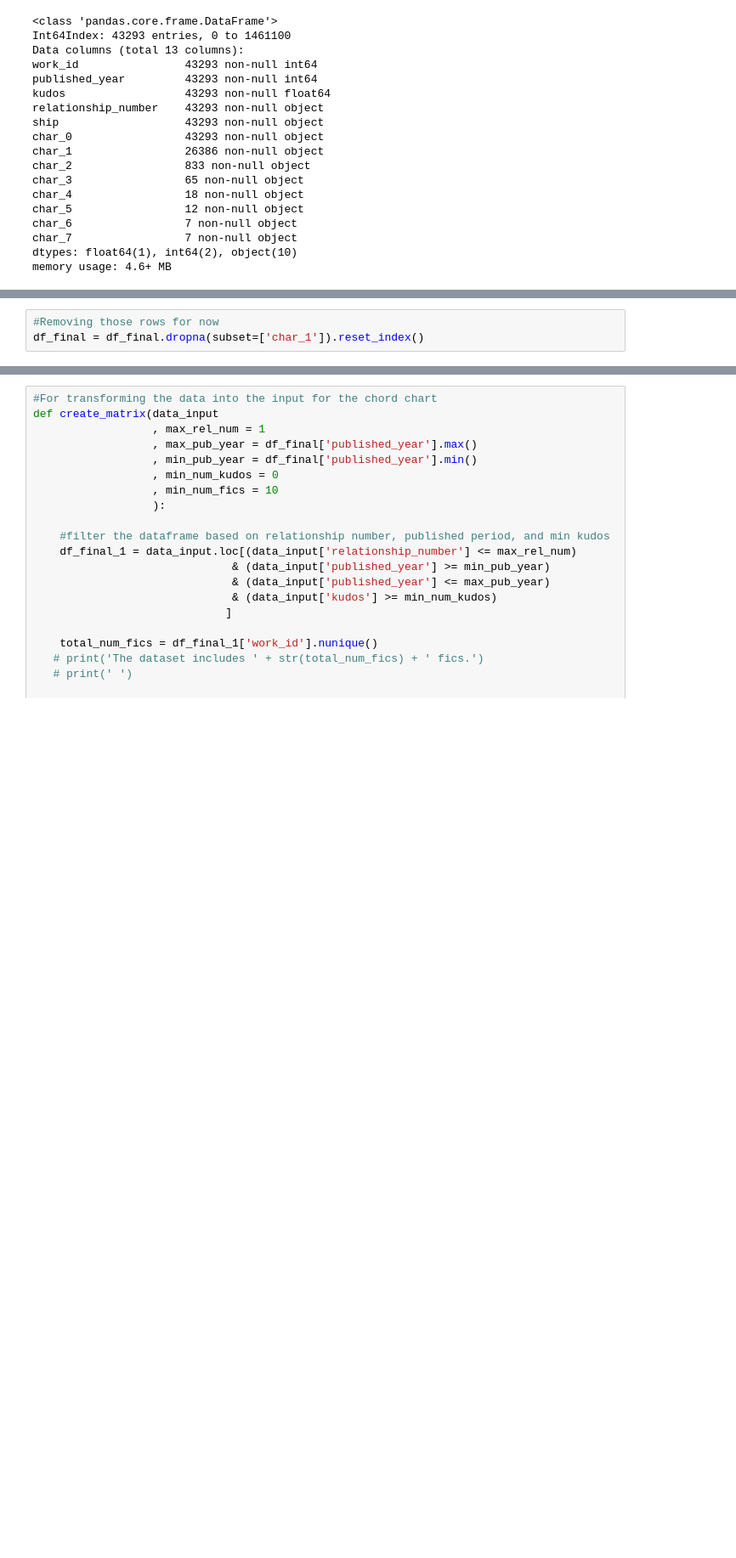
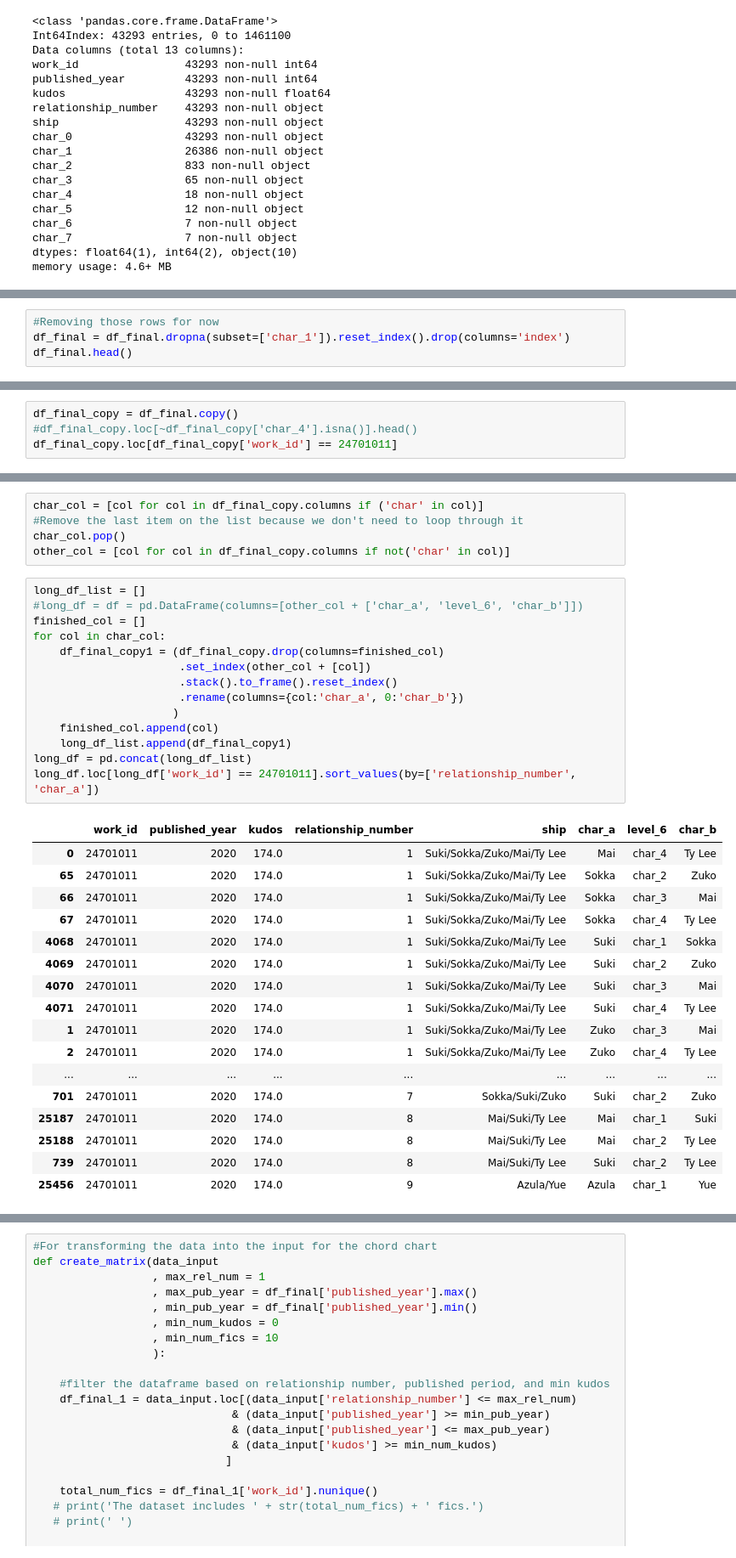
Before and after one commit to pharsaliam/ao3-vizzes, a Jupyter notebook: ATLA/ATLA_Chord_1205_v8.ipynb, the cells around one changed output, grey strips where cells are left out. Shown at 85% size. Cells and saved outputs as stored; diff of their text form; blank space fills up the shorter version.

```diff
--- a/ATLA/ATLA_Chord_1205_v8.ipynb
+++ b/ATLA/ATLA_Chord_1205_v8.ipynb
@@ -320,4 +320,5 @@ df_final.loc[df_final['char_1'].isna()].head()
 | 18 | 27616522 | 2020 | 5.0 | 1 | Zuko | Zuko | None | None | None | ... |
 # %%
 #Removing those rows for now
-df_final = df_final.dropna(subset=['char_1']).reset_index()
+df_final = df_final.dropna(subset=['char_1']).reset_index().drop(columns='index')
+df_final.head()
@@ -345,0 +332,4 @@ memory usage: 2.8+ MB
+# %%
+df_final_copy = df_final.copy()
+#df_final_copy.loc[~df_final_copy['char_4'].isna()].head()
+df_final_copy.loc[df_final_copy['work_id'] == 24701011]
@@ -345,0 +347,37 @@ memory usage: 2.8+ MB
+# %%
+char_col = [col for col in df_final_copy.columns if ('char' in col)]
+#Remove the last item on the list because we don't need to loop through it
+char_col.pop()
+other_col = [col for col in df_final_copy.columns if not('char' in col)]
+# %%
+long_df_list = []
+#long_df = df = pd.DataFrame(columns=[other_col + ['char_a', 'level_6', 'char_b']])
+finished_col = []
+for col in char_col:
+    df_final_copy1 = (df_final_copy.drop(columns=finished_col)
+                      .set_index(other_col + [col])
+                      .stack().to_frame().reset_index()
+                      .rename(columns={col:'char_a', 0:'char_b'})
+                     )
+    finished_col.append(col)
+    long_df_list.append(df_final_copy1)
+long_df = pd.concat(long_df_list)
+long_df.loc[long_df['work_id'] == 24701011].sort_values(by=['relationship_number', 'char_a'])
+# %% [output]
+|  | work_id | published_year | kudos | relationship_number | ship | char_a | level_6 | char_b |
+| 0 | 24701011 | 2020 | 174.0 | 1 | Suki/Sokka/Zuko/Mai/Ty Lee | Mai | char_4 | Ty Lee |
+| 65 | 24701011 | 2020 | 174.0 | 1 | Suki/Sokka/Zuko/Mai/Ty Lee | Sokka | char_2 | Zuko |
+| 66 | 24701011 | 2020 | 174.0 | 1 | Suki/Sokka/Zuko/Mai/Ty Lee | Sokka | char_3 | Mai |
+| 67 | 24701011 | 2020 | 174.0 | 1 | Suki/Sokka/Zuko/Mai/Ty Lee | Sokka | char_4 | Ty Lee |
+| 4068 | 24701011 | 2020 | 174.0 | 1 | Suki/Sokka/Zuko/Mai/Ty Lee | Suki | char_1 | Sokka |
+| 4069 | 24701011 | 2020 | 174.0 | 1 | Suki/Sokka/Zuko/Mai/Ty Lee | Suki | char_2 | Zuko |
+| 4070 | 24701011 | 2020 | 174.0 | 1 | Suki/Sokka/Zuko/Mai/Ty Lee | Suki | char_3 | Mai |
+| 4071 | 24701011 | 2020 | 174.0 | 1 | Suki/Sokka/Zuko/Mai/Ty Lee | Suki | char_4 | Ty Lee |
+| 1 | 24701011 | 2020 | 174.0 | 1 | Suki/Sokka/Zuko/Mai/Ty Lee | Zuko | char_3 | Mai |
+| 2 | 24701011 | 2020 | 174.0 | 1 | Suki/Sokka/Zuko/Mai/Ty Lee | Zuko | char_4 | Ty Lee |
+| ... | ... | ... | ... | ... | ... | ... | ... | ... |
+| 701 | 24701011 | 2020 | 174.0 | 7 | Sokka/Suki/Zuko | Suki | char_2 | Zuko |
+| 25187 | 24701011 | 2020 | 174.0 | 8 | Mai/Suki/Ty Lee | Mai | char_1 | Suki |
+| 25188 | 24701011 | 2020 | 174.0 | 8 | Mai/Suki/Ty Lee | Mai | char_2 | Ty Lee |
+| 739 | 24701011 | 2020 | 174.0 | 8 | Mai/Suki/Ty Lee | Suki | char_2 | Ty Lee |
+| 25456 | 24701011 | 2020 | 174.0 | 9 | Azula/Yue | Azula | char_1 | Yue |
```
Also changed, not shown: parts of 4 cells of this notebook, 2 other files.
